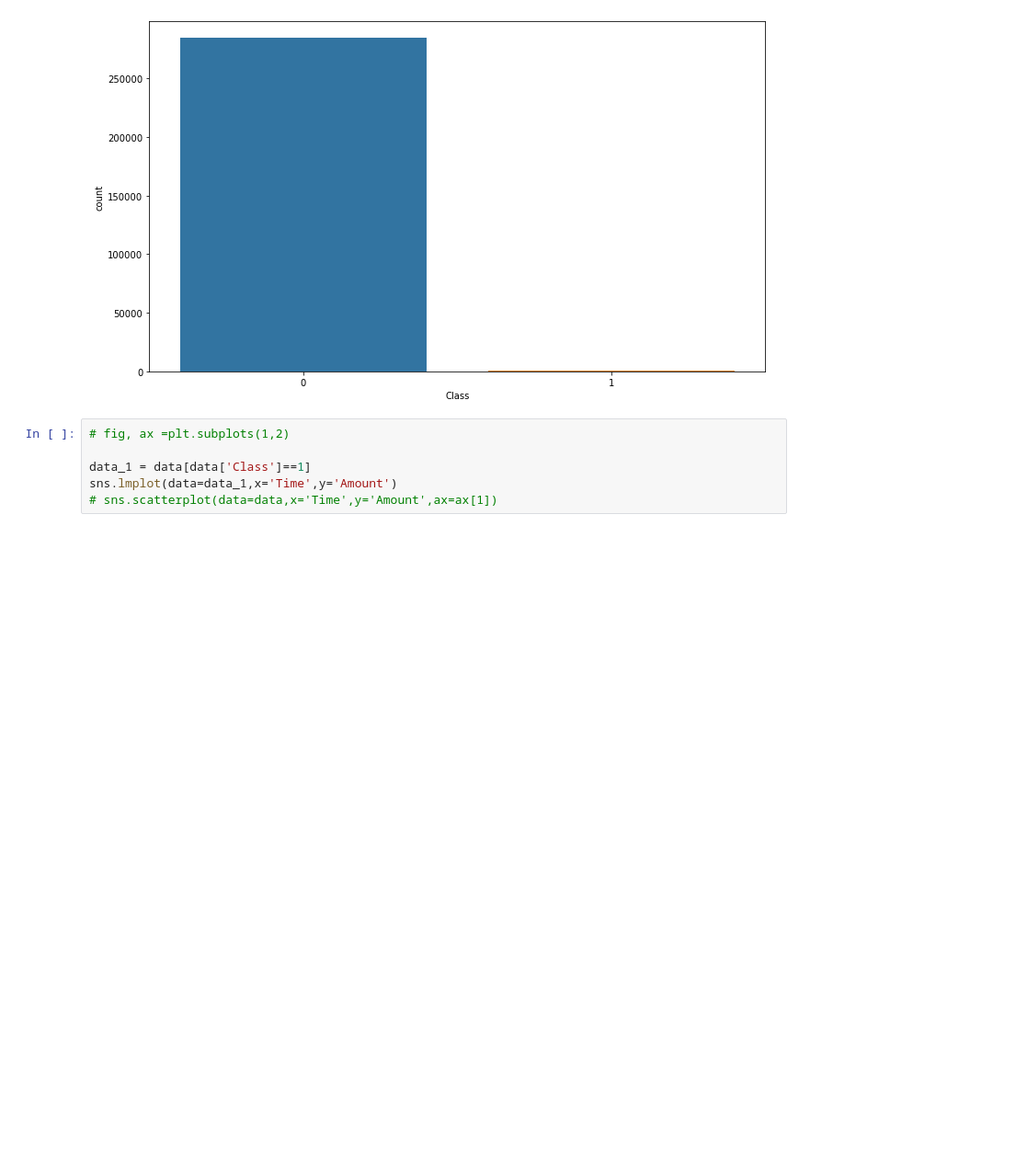
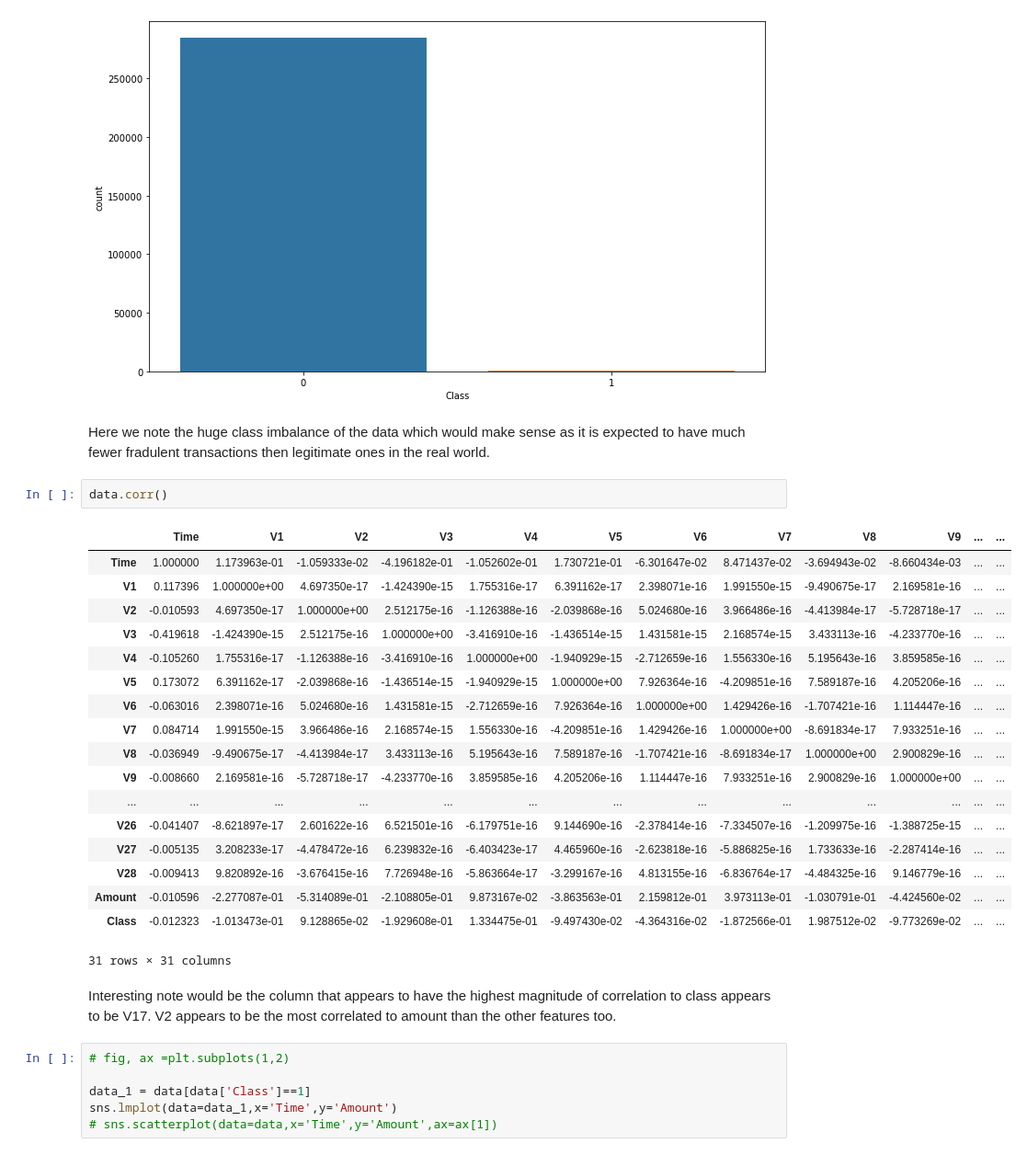
Before and after one commit to ChangeCourse1997/Which_is_Fraud, a Jupyter notebook: Main.ipynb, the cells around one changed output. Shown at 92% size. Cells and saved outputs as stored; diff of their text form; blank space fills up the shorter version.

```diff
--- a/Main.ipynb
+++ b/Main.ipynb
@@ -63,6 +74,31 @@ sns.countplot(data=data, x= 'Class')
 # %% [output]
 <AxesSubplot:xlabel='Class', ylabel='count'>
 [figure]
+# %% [markdown]
+Here we note the huge class imbalance of the data which would make sense as it is expected to have much fewer fradulent transactions then legitimate ones in the real world.
+# %%
+data.corr()
+# %% [output]
+|  | Time | V1 | V2 | V3 | V4 | V5 | V6 | V7 | V8 | V9 | ... | ... |
+| Time | 1.000000 | 1.173963e-01 | -1.059333e-02 | -4.196182e-01 | -1.052602e-01 | 1.730721e-01 | -6.301647e-02 | 8.471437e-02 | -3.694943e-02 | -8.660434e-03 | ... | ... |
+| V1 | 0.117396 | 1.000000e+00 | 4.697350e-17 | -1.424390e-15 | 1.755316e-17 | 6.391162e-17 | 2.398071e-16 | 1.991550e-15 | -9.490675e-17 | 2.169581e-16 | ... | ... |
+| V2 | -0.010593 | 4.697350e-17 | 1.000000e+00 | 2.512175e-16 | -1.126388e-16 | -2.039868e-16 | 5.024680e-16 | 3.966486e-16 | -4.413984e-17 | -5.728718e-17 | ... | ... |
+| V3 | -0.419618 | -1.424390e-15 | 2.512175e-16 | 1.000000e+00 | -3.416910e-16 | -1.436514e-15 | 1.431581e-15 | 2.168574e-15 | 3.433113e-16 | -4.233770e-16 | ... | ... |
+| V4 | -0.105260 | 1.755316e-17 | -1.126388e-16 | -3.416910e-16 | 1.000000e+00 | -1.940929e-15 | -2.712659e-16 | 1.556330e-16 | 5.195643e-16 | 3.859585e-16 | ... | ... |
+| V5 | 0.173072 | 6.391162e-17 | -2.039868e-16 | -1.436514e-15 | -1.940929e-15 | 1.000000e+00 | 7.926364e-16 | -4.209851e-16 | 7.589187e-16 | 4.205206e-16 | ... | ... |
+| V6 | -0.063016 | 2.398071e-16 | 5.024680e-16 | 1.431581e-15 | -2.712659e-16 | 7.926364e-16 | 1.000000e+00 | 1.429426e-16 | -1.707421e-16 | 1.114447e-16 | ... | ... |
+| V7 | 0.084714 | 1.991550e-15 | 3.966486e-16 | 2.168574e-15 | 1.556330e-16 | -4.209851e-16 | 1.429426e-16 | 1.000000e+00 | -8.691834e-17 | 7.933251e-16 | ... | ... |
+| V8 | -0.036949 | -9.490675e-17 | -4.413984e-17 | 3.433113e-16 | 5.195643e-16 | 7.589187e-16 | -1.707421e-16 | -8.691834e-17 | 1.000000e+00 | 2.900829e-16 | ... | ... |
+| V9 | -0.008660 | 2.169581e-16 | -5.728718e-17 | -4.233770e-16 | 3.859585e-16 | 4.205206e-16 | 1.114447e-16 | 7.933251e-16 | 2.900829e-16 | 1.000000e+00 | ... | ... |
+| ... | ... | ... | ... | ... | ... | ... | ... | ... | ... | ... | ... | ... |
+| V26 | -0.041407 | -8.621897e-17 | 2.601622e-16 | 6.521501e-16 | -6.179751e-16 | 9.144690e-16 | -2.378414e-16 | -7.334507e-16 | -1.209975e-16 | -1.388725e-15 | ... | ... |
+| V27 | -0.005135 | 3.208233e-17 | -4.478472e-16 | 6.239832e-16 | -6.403423e-17 | 4.465960e-16 | -2.623818e-16 | -5.886825e-16 | 1.733633e-16 | -2.287414e-16 | ... | ... |
+| V28 | -0.009413 | 9.820892e-16 | -3.676415e-16 | 7.726948e-16 | -5.863664e-17 | -3.299167e-16 | 4.813155e-16 | -6.836764e-17 | -4.484325e-16 | 9.146779e-16 | ... | ... |
+| Amount | -0.010596 | -2.277087e-01 | -5.314089e-01 | -2.108805e-01 | 9.873167e-02 | -3.863563e-01 | 2.159812e-01 | 3.973113e-01 | -1.030791e-01 | -4.424560e-02 | ... | ... |
+| Class | -0.012323 | -1.013473e-01 | 9.128865e-02 | -1.929608e-01 | 1.334475e-01 | -9.497430e-02 | -4.364316e-02 | -1.872566e-01 | 1.987512e-02 | -9.773269e-02 | ... | ... |
+31 rows × 31 columns
+# %% [markdown]
+Interesting note would be the column that appears to have the highest magnitude of correlation to class appears to be V17. V2 appears to be the most correlated to amount than the other features too.
 # %%
 # fig, ax =plt.subplots(1,2)
 
```
Also changed, not shown: parts of 7 cells of this notebook.
